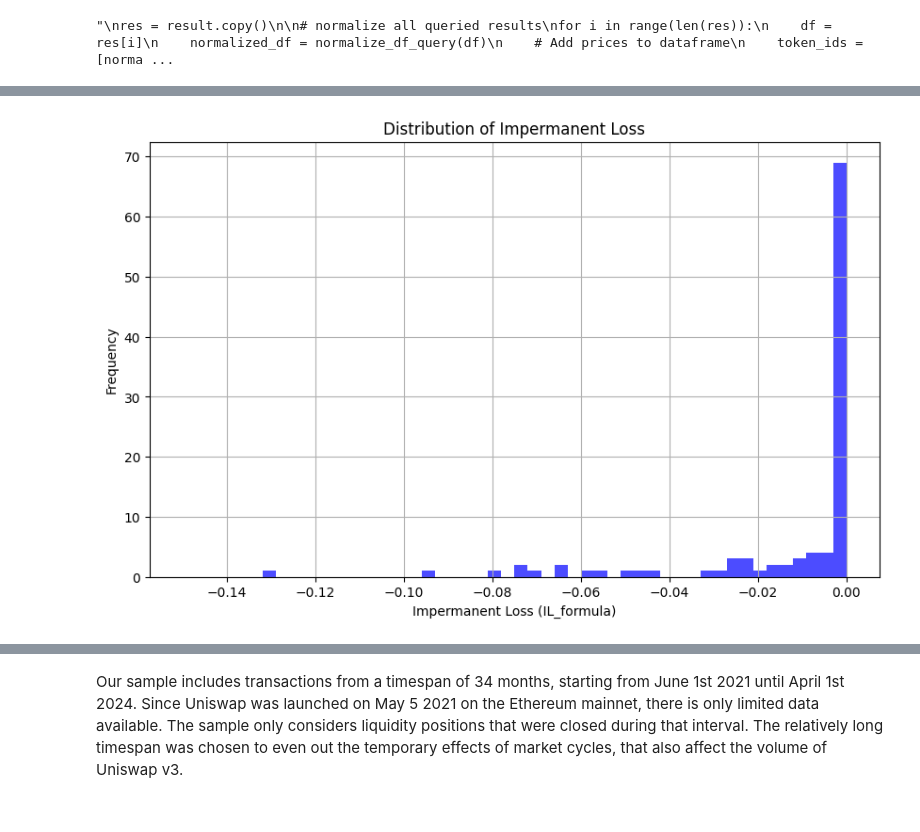
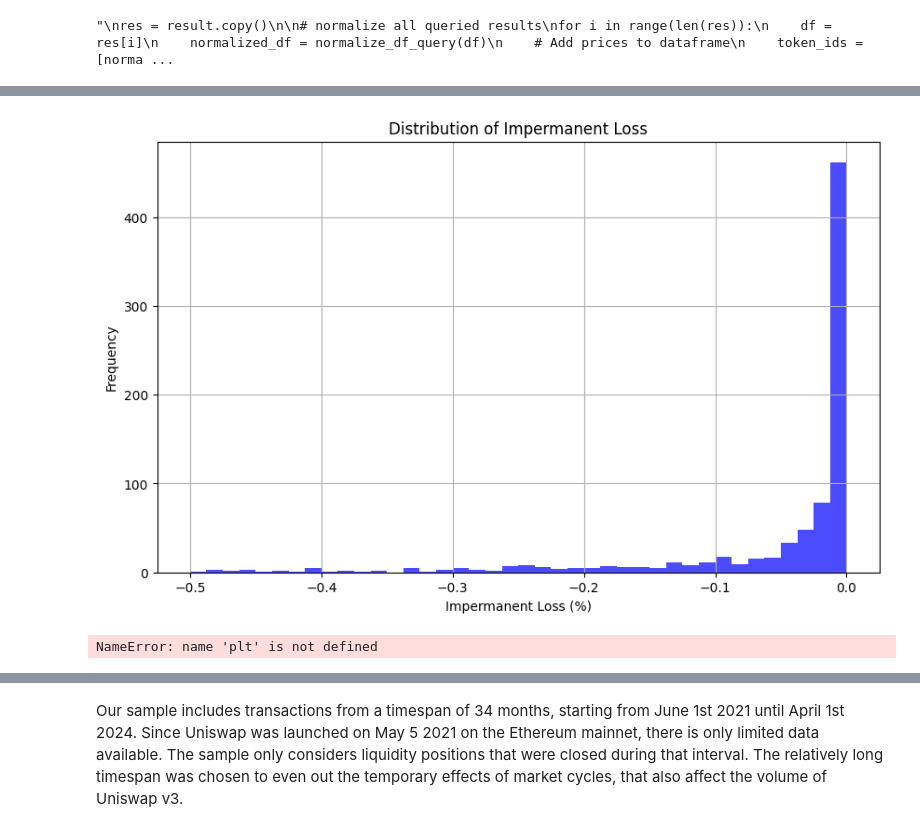
Before and after one commit to Thanos002/IL_Measurement, a Jupyter notebook: IL_Data_Extraction.ipynb, the cells around one changed output, grey strips where cells are left out. Cells and saved outputs as stored; diff of their text form; code cells hidden in the pictures.

```diff
--- a/IL_Data_Extraction.ipynb
+++ b/IL_Data_Extraction.ipynb
@@ -97,7 +97,7 @@ WBTC_WETH_500
 # %%
 # Query request for fetching all the position snapshots
 def build_query_ids(id, skip):
-    begin_block = 12547888  # June 1st 2021
+    begin_block = 14691320  # May 1st 2022
     end_block = 19560244  # April 1st 2024
     query = """
     {{
@@ -674,6 +737,6 @@ for i in range(len(res)):
 # %% [output]
 "\nres = result.copy()\n\n# normalize all queried results\nfor i in range(len(res)):\n    df = res[i]\n    normalized_df = normalize_df_query(df)\n    # Add prices to dataframe\n    token_ids = [norma ...
 # %%
-shortened_pools = {key: value.head(10) for key, value in pool_id_database.items()}
+shortened_pools = {key: value.head(100) for key, value in pool_id_database.items()}
 print(shortened_pools)
 # %% [output]
@@ -858,0 +1127,17 @@ combined_df
+# %%
+
+dataframes = [df for df in result.result().values()]
+pool_dataframes = result.result()
+
+#remove zero amounts from pool_dataframes
+for key, value in pool_dataframes.items():
+  pool_dataframes[key] = value[(value['IL_final'] >= -1) & (value['IL_final'] <= 0) & (value['event_amountUSD'] != 0)]
+
+combined_df = pd.concat(dataframes, ignore_index=True)
+combined_df = combined_df[(combined_df['IL_final'] >= -1) & (combined_df['IL_final'] <= 0) & (combined_df['event_amountUSD'] != 0)]
+
+# Create pool set without stablecoin-stablecoin pools based on keys from the pool_dataframes dictionary
+risky_pools = {key: value for key, value in pool_dataframes.items() if key not in ['DAI_USDC_500', 'DAI_USDC_100']}
+risky_dataframes = [df for df in risky_pools.values()]
+risky_combined_df = pd.concat(risky_dataframes, ignore_index=True)
+risky_combined_df = risky_combined_df[(risky_combined_df['IL_final'] >= -1) & (risky_combined_df['IL_final'] <= 0) & (risky_combined_df['event_amountUSD'] != 0)]
@@ -859,12 +1160,34 @@ combined_df
 # %%
 import matplotlib.pyplot as plt
 # Histogram of Impermanent Loss
 plt.figure(figsize=(10, 6))
-plt.hist(combined_df['IL_final'], bins=50, color='blue', alpha=0.7, range=(-0.15, 0))
+plt.hist(combined_df['IL_final'], bins=40, color='blue', alpha=0.7, range=(-0.5, 0))
+
 plt.title('Distribution of Impermanent Loss')
-plt.xlabel('Impermanent Loss (IL_formula)')
+plt.xlabel('Impermanent Loss (%)')
 plt.ylabel('Frequency')
 plt.grid(True)
 plt.show()
 # %% [output]
-[figure, old version]
+[figure, new version]
+# %%
+fig, axes = plt.subplots(nrows=3, ncols=3, figsize=(15, 15))
+axes = axes.flatten()  # Flatten the 3x3 array of axes to simplify indexing
+
+# Iterate through each DataFrame and its corresponding axis
+for ax, (key, df) in zip(axes, pool_dataframes.items()):
+    # Plot the histogram directly on the designated axis
+    ax.hist(df['IL_final'], bins=100, color='blue', alpha=0.7, range=(-0.005, 0), density=True)
+    ax.set_title('Distribution of Impermanent Loss for ' + key)
+    ax.set_xlabel('Impermanent Loss (%)')
+    ax.set_ylabel('Density')
+    ax.grid(True)
+
+# If there are any unused subplots, turn them off
+for i in range(len(pool_dataframes), 9):
+    axes[i].axis('off')
+
+plt.tight_layout()  # Adjust layout to prevent overlap
+plt.show()
+# %% [output]
+NameError: name 'plt' is not defined
```
Also changed, not shown: parts of 17 cells of this notebook, 37 other files.
